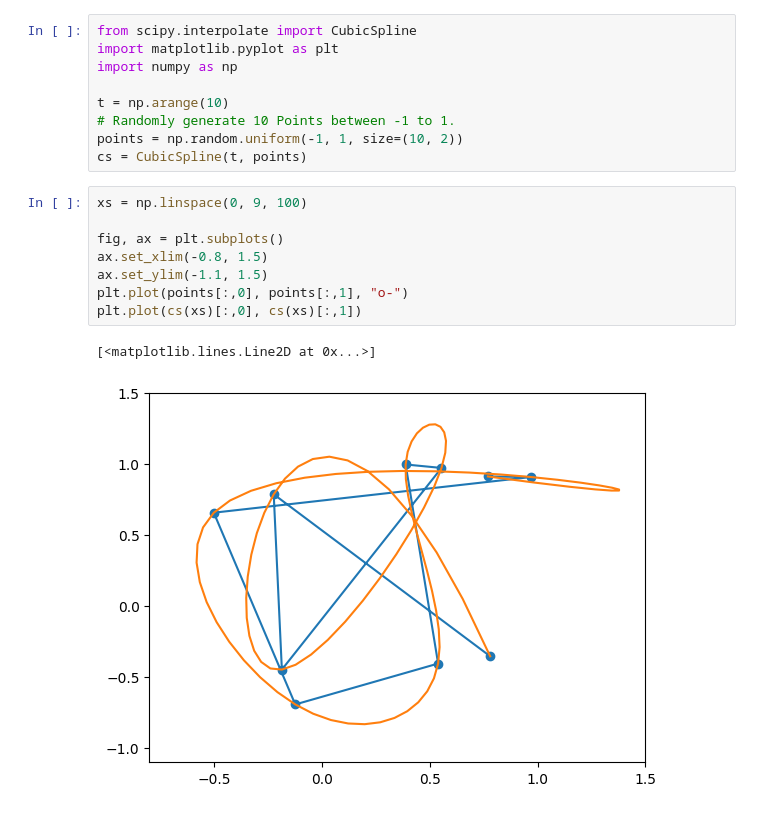
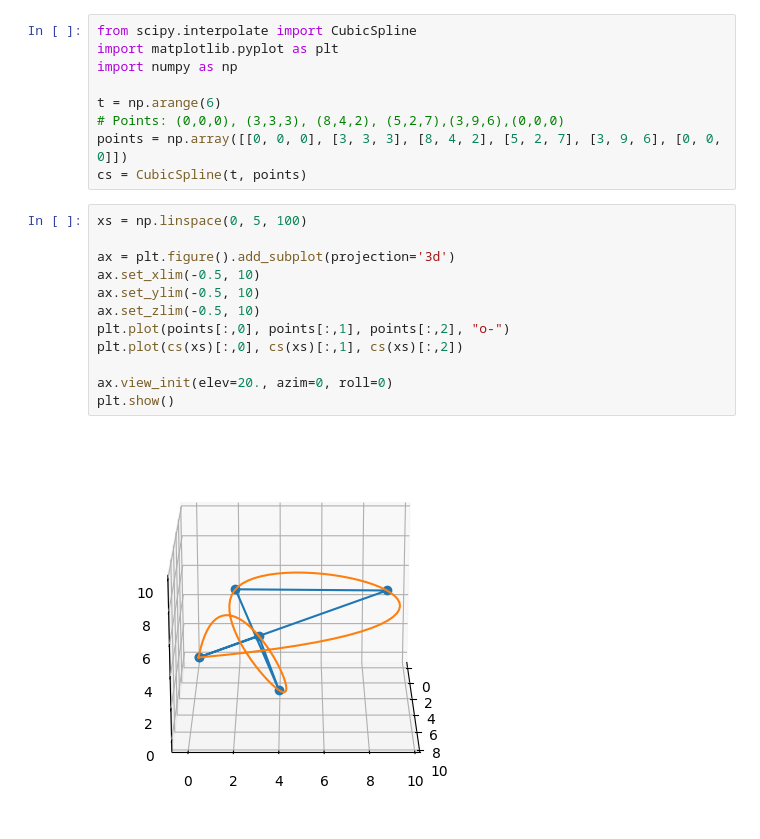
Before and after one commit to Alexbeast-CN/Notes2Robotics, a Jupyter notebook: TrajectoryOpt/CubicSpline.ipynb, the cells around one changed output. Drawn from its saved outputs; the diff is of its cells as text.

```diff
--- a/TrajectoryOpt/CubicSpline.ipynb
+++ b/TrajectoryOpt/CubicSpline.ipynb
@@ -3,21 +3,24 @@ from scipy.interpolate import CubicSpline
 import matplotlib.pyplot as plt
 import numpy as np
 
-t = np.arange(10)
-# Randomly generate 10 Points between -1 to 1.
-points = np.random.uniform(-1, 1, size=(10, 2))
+t = np.arange(6)
+# Points: (0,0,0), (3,3,3), (8,4,2), (5,2,7),(3,9,6),(0,0,0)
+points = np.array([[0, 0, 0], [3, 3, 3], [8, 4, 2], [5, 2, 7], [3, 9, 6], [0, 0, 0]])
 cs = CubicSpline(t, points)
 # %%
-xs = np.linspace(0, 9, 100)
+xs = np.linspace(0, 5, 100)
 
-fig, ax = plt.subplots()
-ax.set_xlim(-0.8, 1.5)
-ax.set_ylim(-1.1, 1.5)
-plt.plot(points[:,0], points[:,1], "o-")
-plt.plot(cs(xs)[:,0], cs(xs)[:,1])
+ax = plt.figure().add_subplot(projection='3d')
+ax.set_xlim(-0.5, 10)
+ax.set_ylim(-0.5, 10)
+ax.set_zlim(-0.5, 10)
+plt.plot(points[:,0], points[:,1], points[:,2], "o-")
+plt.plot(cs(xs)[:,0], cs(xs)[:,1], cs(xs)[:,2])
+
+ax.view_init(elev=20., azim=0, roll=0)
+plt.show()
 # %% [output]
-[<matplotlib.lines.Line2D at 0x...>]
-[figure, old version]
+[figure, new version]
 # %%
 plt.plot(t, points[:,0], 'o')
 plt.plot(xs, cs(xs)[:,0], label="S")
```
Also changed, not shown: parts of 1 cell of this notebook, 14 other files.
